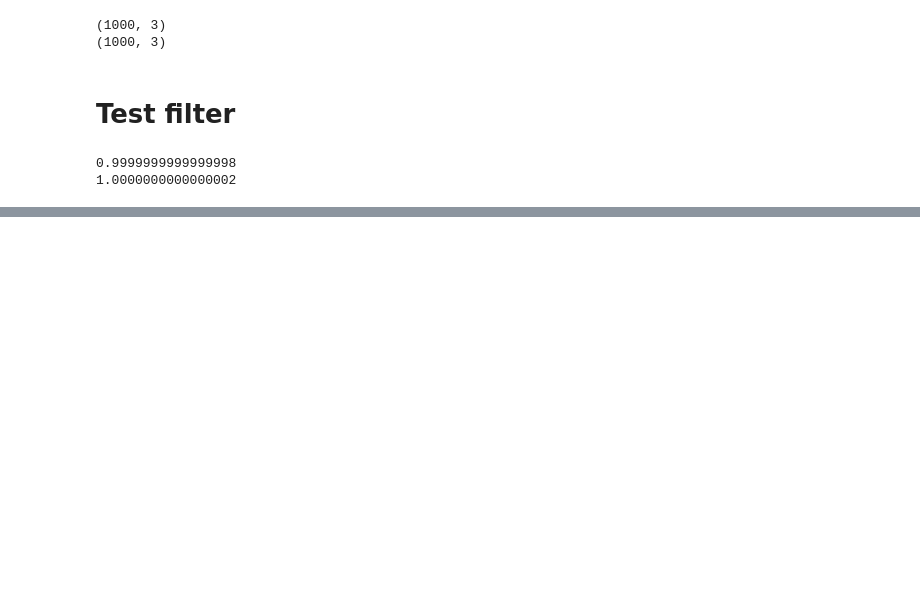
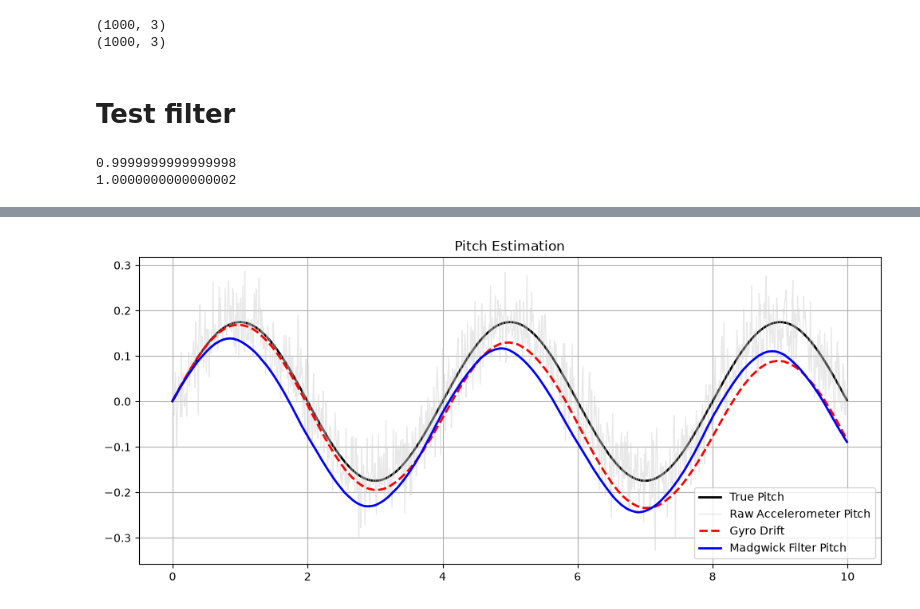
Before and after one commit to RuseaDev/Quadcopter-Simulator, a Jupyter notebook: Filter_testing.ipynb, the cells around one changed output, grey strips where cells are left out. Drawn from its saved outputs; the diff is of its cells as text; code cells hidden in the pictures; blank space fills up the shorter version.

```diff
--- a/Filter_testing.ipynb
+++ b/Filter_testing.ipynb
@@ -108,0 +130,14 @@ plt.show()
+# %%
+plt.figure(figsize=(12, 5))
+
+plt.plot(t, real_pitch, "k", linewidth=2, label="True Pitch")
+plt.plot(t, accel_pitch_raw, color="lightgray", linewidth=1, alpha = 0.5, label="Raw Accelerometer Pitch")
+plt.plot(t, gyro_pitch_integrated, "r--", linewidth=2, label="Gyro Drift")
+plt.plot(t, pitch_filtered, "b", linewidth=2, label="Madgwick Filter Pitch")
+
+plt.title("Pitch Estimation")
+plt.legend(loc = 'lower right')
+plt.grid(True)
+plt.show()
+# %% [output]
+[figure, added]
```
Also changed, not shown: parts of 15 cells of this notebook, 1 other file.
